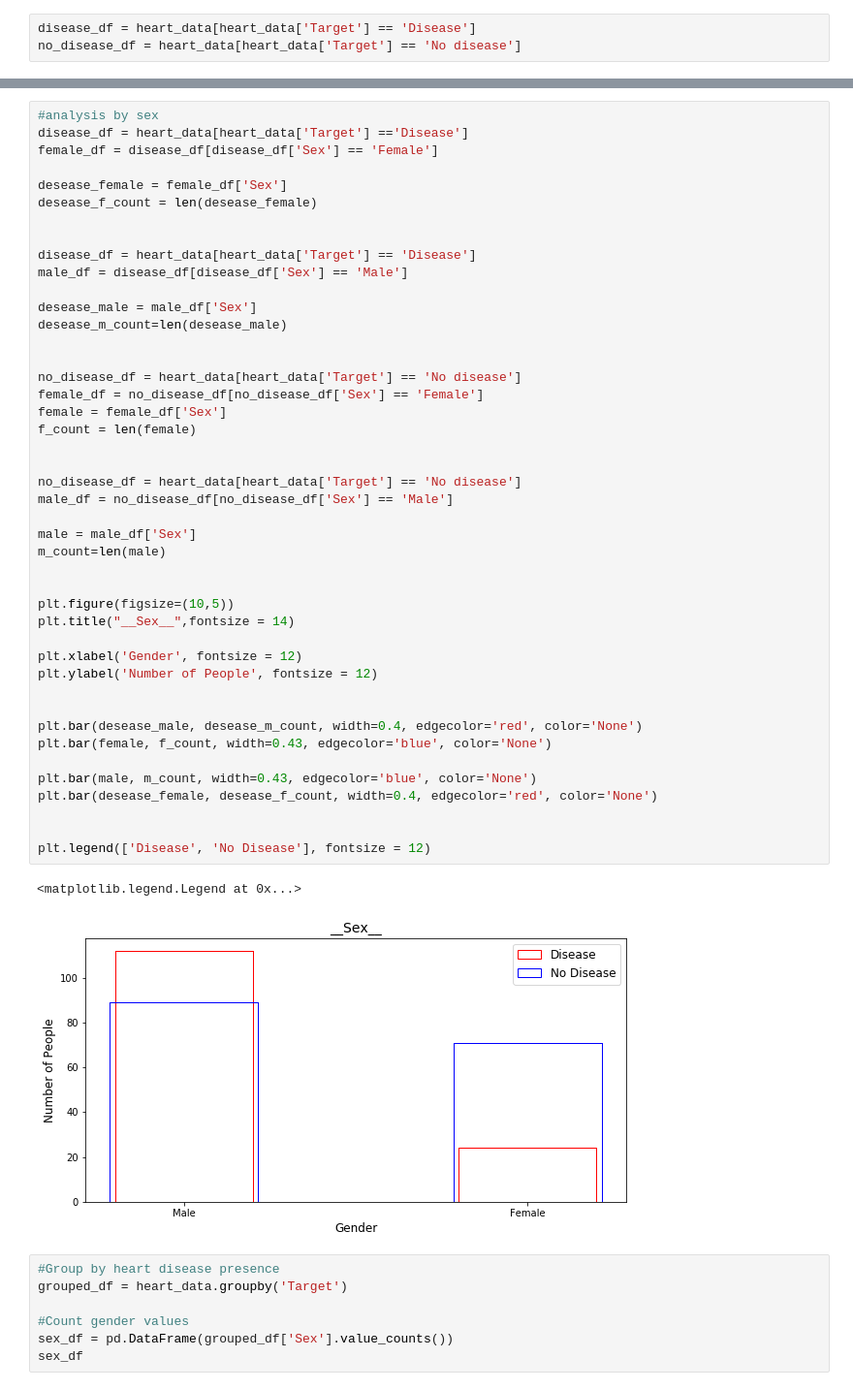
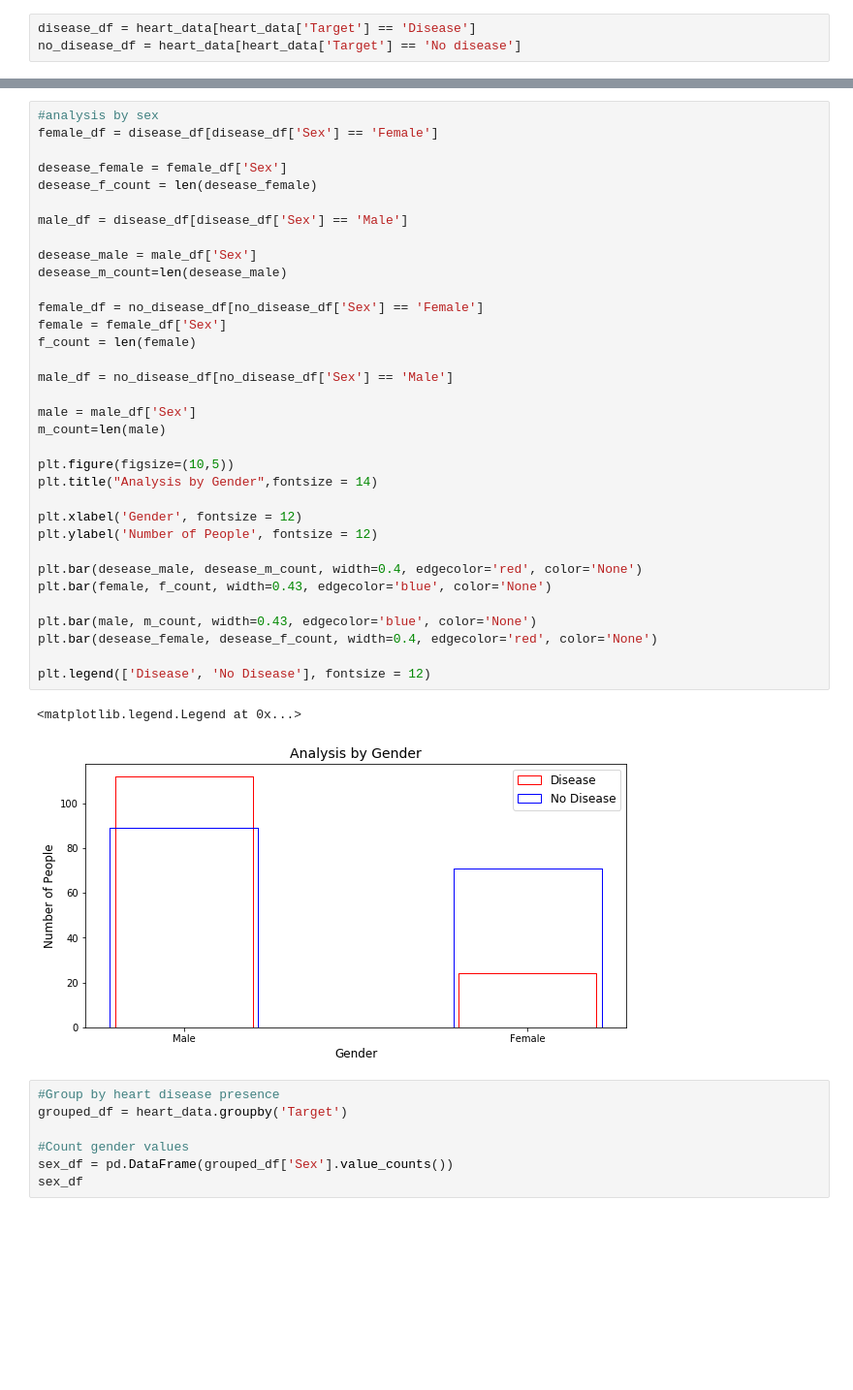
Before and after one commit to terrylashley/heart_project, a Jupyter notebook: heart_project_final.ipynb, the cells around one changed output, grey strips where cells are left out. Shown: that part at 97% size. Saved outputs shown, nothing was run; the diff lists cells and outputs as text; blank space fills up the shorter version.

```diff
--- a/heart_project_final.ipynb
+++ b/heart_project_final.ipynb
@@ -141,50 +138,40 @@ Text(0.5,1,'Distribution of Age (Disease vs. No Disease)')
 # %%
 #analysis by sex
-disease_df = heart_data[heart_data['Target'] =='Disease']
 female_df = disease_df[disease_df['Sex'] == 'Female']
 
 desease_female = female_df['Sex']
 desease_f_count = len(desease_female)
 
-
-disease_df = heart_data[heart_data['Target'] == 'Disease']
 male_df = disease_df[disease_df['Sex'] == 'Male']
 
 desease_male = male_df['Sex']
 desease_m_count=len(desease_male)
 
-
-no_disease_df = heart_data[heart_data['Target'] == 'No disease']
 female_df = no_disease_df[no_disease_df['Sex'] == 'Female']
 female = female_df['Sex']
 f_count = len(female)
 
-
-no_disease_df = heart_data[heart_data['Target'] == 'No disease']
 male_df = no_disease_df[no_disease_df['Sex'] == 'Male']
 
 male = male_df['Sex']
 m_count=len(male)
 
-
 plt.figure(figsize=(10,5))
-plt.title("__Sex__",fontsize = 14)
+plt.title("Analysis by Gender",fontsize = 14)
 
 plt.xlabel('Gender', fontsize = 12)
 plt.ylabel('Number of People', fontsize = 12)
-
 
 plt.bar(desease_male, desease_m_count, width=0.4, edgecolor='red', color='None')
 plt.bar(female, f_count, width=0.43, edgecolor='blue', color='None')
 
 plt.bar(male, m_count, width=0.43, edgecolor='blue', color='None')
 plt.bar(desease_female, desease_f_count, width=0.4, edgecolor='red', color='None')
 
-
 plt.legend(['Disease', 'No Disease'], fontsize = 12)
 # %% [output]
 <matplotlib.legend.Legend at 0x...>
-[figure, old version]
+[figure, new version]
 # %%
 #Group by heart disease presence
 grouped_df = heart_data.groupby('Target')
```
Also changed, not shown: parts of 16 cells of this notebook.
